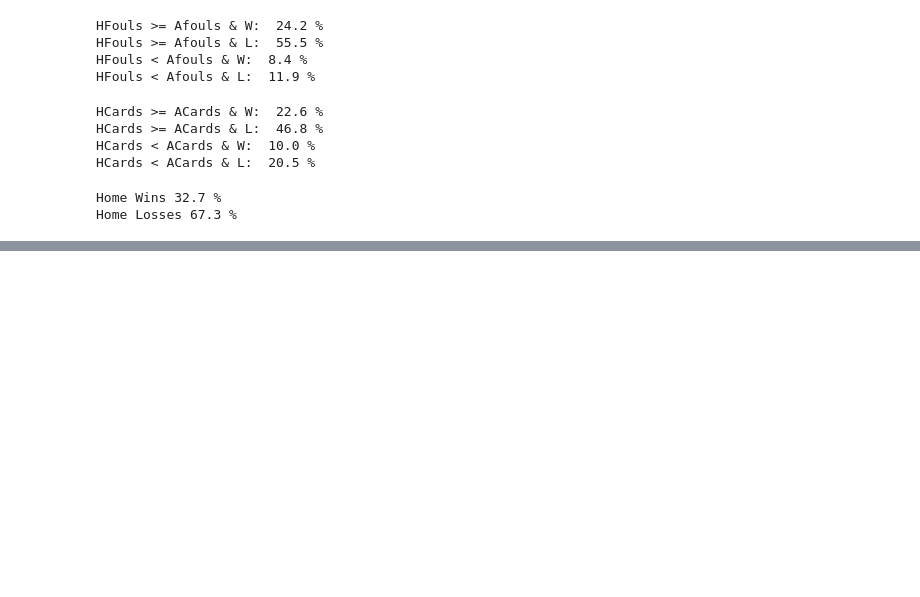
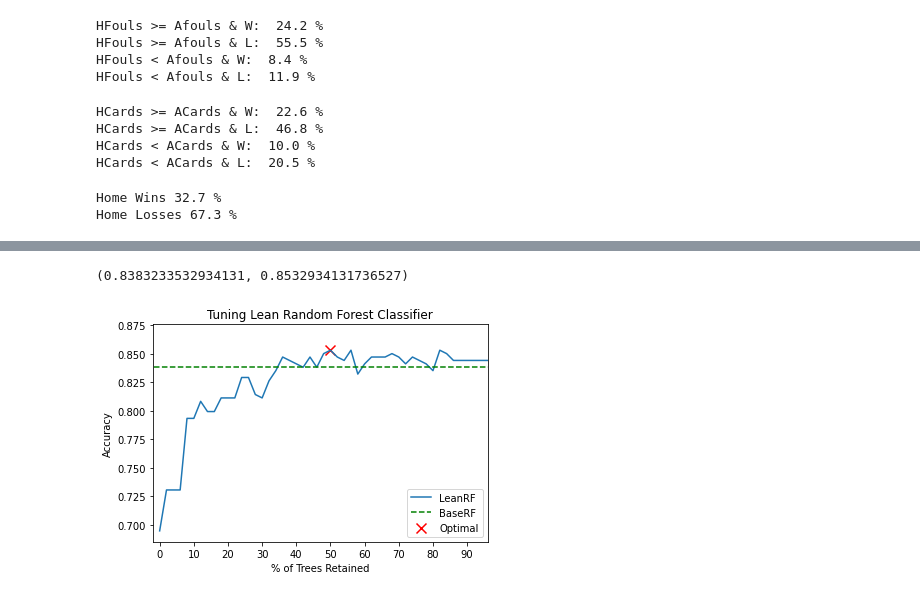
Before and after one commit to kcelebi/euro-football-officials-ML, a Jupyter notebook: pysrc/RF_final.ipynb, the cells around one changed output, grey strips where cells are left out. Cells and saved outputs as stored; diff of their text form; code cells hidden in the pictures; blank space fills up the shorter version.

Commit message:
created lean classifier

```diff
--- a/pysrc/RF_final.ipynb
+++ b/pysrc/RF_final.ipynb
@@ -301,0 +318,38 @@ X.shape
+# %%
+def LeanClassifier(X, y = None, scale = True, threshold = 50):
+    X_ = X
+    if scale:
+        X_ = clf['scaler'].transform(X)
+
+    good_estim = np.where(np.array(pct) > threshold)[0]
+    if good_estim.shape[0] == 0:
+        good_estim = [np.argmax(pct)]
+    tree = np.array(clf['rf'].estimators_)[good_estim]
+    class_probs = np.row_stack([np.apply_along_axis(lambda x: x[0] - x[1], -1, x.predict_proba(X_))for x in tree]).mean(axis =0)
+    pred = np.zeros(class_probs.shape[0], dtype = object)
+    pred[np.where(class_probs < 0)] = 'W'
+    pred[np.where(class_probs >= 0)] = 'L'
+
+    if y != None:
+        return np.mean(pred == y_test)
+    return pred
+# %%
+clf.score(X_test, y_test), LeanClassifier(X_test, y_test, threshold = np.argmax(tune))
+# %% [output]
+(0.8383233532934131, 0.8532934131736527)
+# %%
+tune = [LeanClassifier(X_test, y_test, threshold = x) for x in tqdm(range(100))]
+# %%
+plt.plot(ttune[::-1])
+plt.xticks(range(0, len(ttune)+5, 5), range(0, 110, 10))
+plt.plot([-2, 59],[0.838323, 0.838323], 'g--')
+plt.scatter(np.argmax(tune[::-1])/2-1/2, np.max(tune), marker = 'x', color = 'r', s = 100)
+plt.title('Tuning Lean Random Forest Classifier')
+plt.xlabel('% of Trees Retained')
+plt.ylabel('Accuracy')
+plt.legend(labels = ['LeanRF', 'BaseRF', 'Optimal'])
+plt.ylim([0.685, 0.876])
+plt.xlim([-1, 48])
+plt.show()
+# %% [output]
+[figure, added]
```
Also changed, not shown: parts of 5 cells of this notebook, 4 other files.
